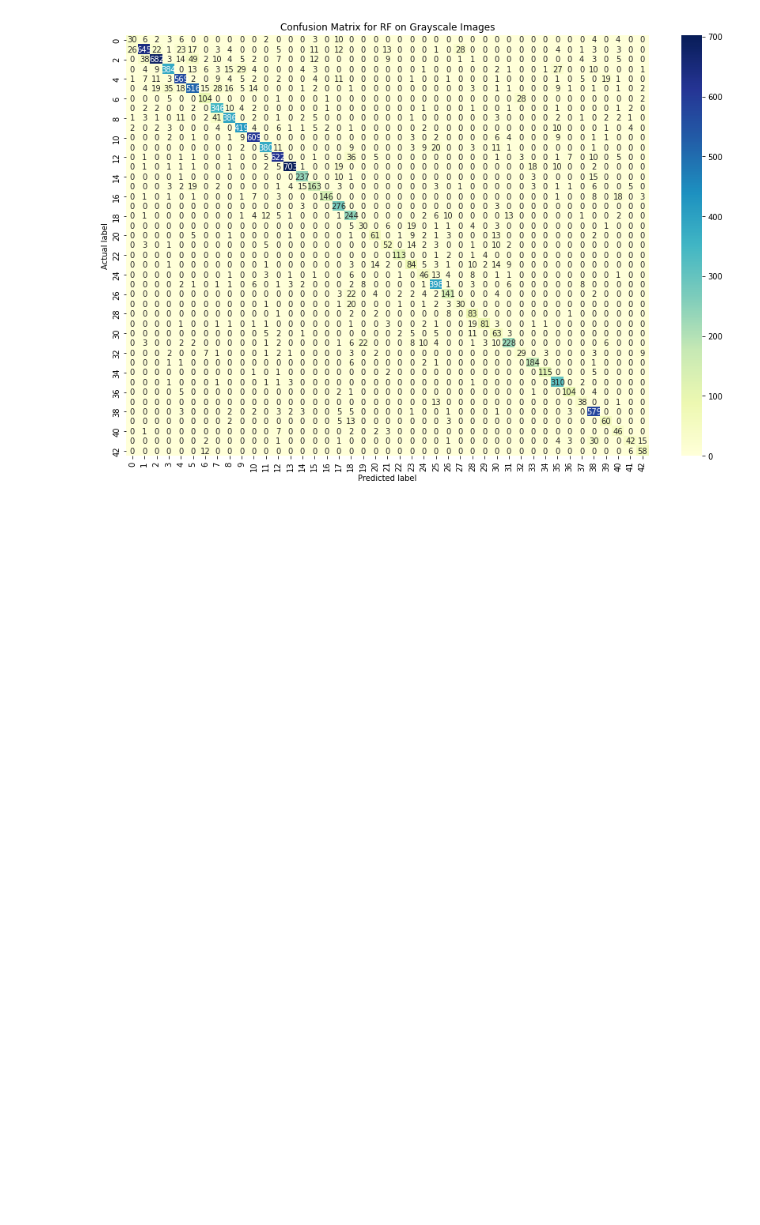
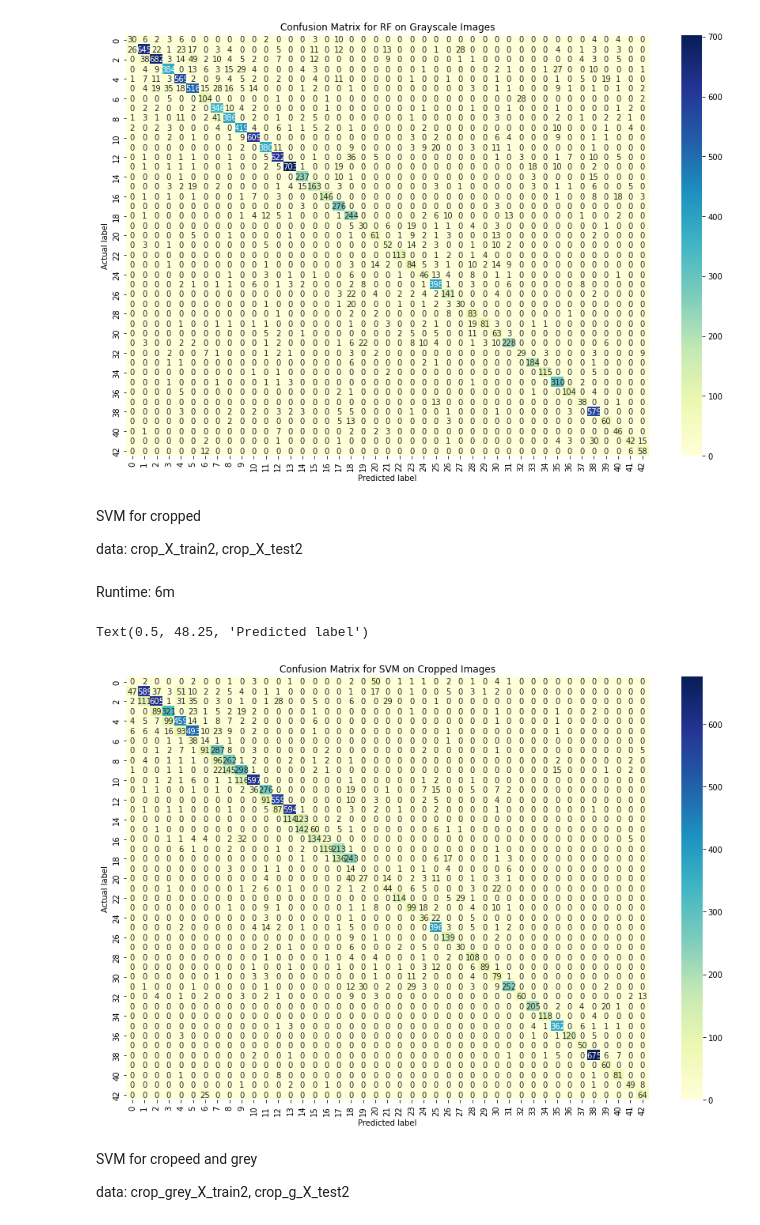
Before and after one commit to mineramc/GTSRB_image_recognition, a Jupyter notebook: GTSRB_SVM.ipynb, the cells around one changed output. Cells and saved outputs as stored; diff of their text form; code cells hidden in the pictures; blank space fills up the shorter version.

```diff
--- a/GTSRB_SVM.ipynb
+++ b/GTSRB_SVM.ipynb
@@ -144,6 +197,8 @@ grey_X_test = np.array(greyscale_data)
 # normalize data by dividing by 255 so values are between 0 and 1 making computation more efficient
 X_train, X_test= X_train/255, X_test/255
 grey_X_train, grey_X_test = grey_X_train/255, grey_X_test/255
+crop_X_train, crop_grey_X_train = crop_X_train/255, crop_grey_X_train/255
+crop_X_test, crop_g_X_test = crop_X_test/255, crop_g_X_test/255
 # %% [markdown]
 Reshape 4d array -> 2d for sklearn model
 # %%
@@ -155,10 +210,25 @@ X_train2 = X_train.reshape((nsamples, nx*ny*nrgb))
 nsamples, nx, ny, nrgb = X_test.shape
 X_test2 =  X_test.reshape((nsamples,nx*ny*nrgb))
 
+# greyscale data
 nsamples, nx, ny = grey_X_train.shape
 grey_X_train2 = grey_X_train.reshape((nsamples, nx*ny))
 
 nsamples, nx, ny = grey_X_test.shape
 grey_X_test2 = grey_X_test.reshape((nsamples, nx*ny))
 
+# crop/crop_grey train data
+nsamples, nx, ny , nrgb = crop_X_train.shape
+crop_X_train2 = crop_X_train.reshape((nsamples, nx*ny*nrgb))
+
+nsamples, nx, ny = crop_grey_X_train.shape
+crop_grey_X_train2 = crop_grey_X_train.reshape((nsamples, nx*ny))
+
+# crop/crop_grey test data
+nsamples, nx, ny, nrgb = crop_X_test.shape
+crop_X_test2 = crop_X_test.reshape((nsamples, nx*ny*nrgb))
+
+nsamples, nx, ny = crop_g_X_test.shape
+crop_g_X_test2 = crop_g_X_test.reshape((nsamples, nx*ny))
+
 # new array is nrows = number of images, ncols = number of pixels per image
@@ -241,3 +322,19 @@ plt.xlabel('Predicted label')
 # %% [output]
 Text(0.5, 48.25, 'Predicted label')
 [figure]
+# %% [markdown]
+SVM for cropped
+
+
+data: crop_X_train2, crop_X_test2
+# %%
+#Create a svm Classifier
+crop_svm = SVC(kernel='linear', gamma='auto') # Linear Kernel
+
+#Train the model using the training sets
+crop_svm.fit(crop_X_train2, y_train)
+# %% [markdown]
+Runtime: 6m
+# %%
+#Predict the response for test dataset
+crop_y_pred = crop_svm.predict(crop_X_test2)
@@ -243,0 +344,23 @@ Text(0.5, 48.25, 'Predicted label')
+# %%
+#obtain the confusion matrix heatmap
+conf_mat_svm_crop = confusion_matrix(crop_y_pred, y_test)
+class_names = [0,1]
+
+plt.figure(figsize=(12,8))
+tick_marks = np.arange(len(class_names))
+
+plt.xticks(tick_marks,class_names)
+plt.yticks(tick_marks,class_names)
+
+sns.heatmap(pd.DataFrame(conf_mat_svm_crop), annot=True,cmap='YlGnBu',fmt='g')
+plt.tight_layout()
+plt.title('Confusion Matrix for SVM on Cropped Images', y=1.1)
+plt.ylabel('Actual label')
+plt.xlabel('Predicted label')
+# %% [output]
+Text(0.5, 48.25, 'Predicted label')
+[figure, added]
+# %% [markdown]
+SVM for cropeed and grey
+
+data: crop_grey_X_train2, crop_g_X_test2
```
Also changed, not shown: parts of 16 cells of this notebook.
